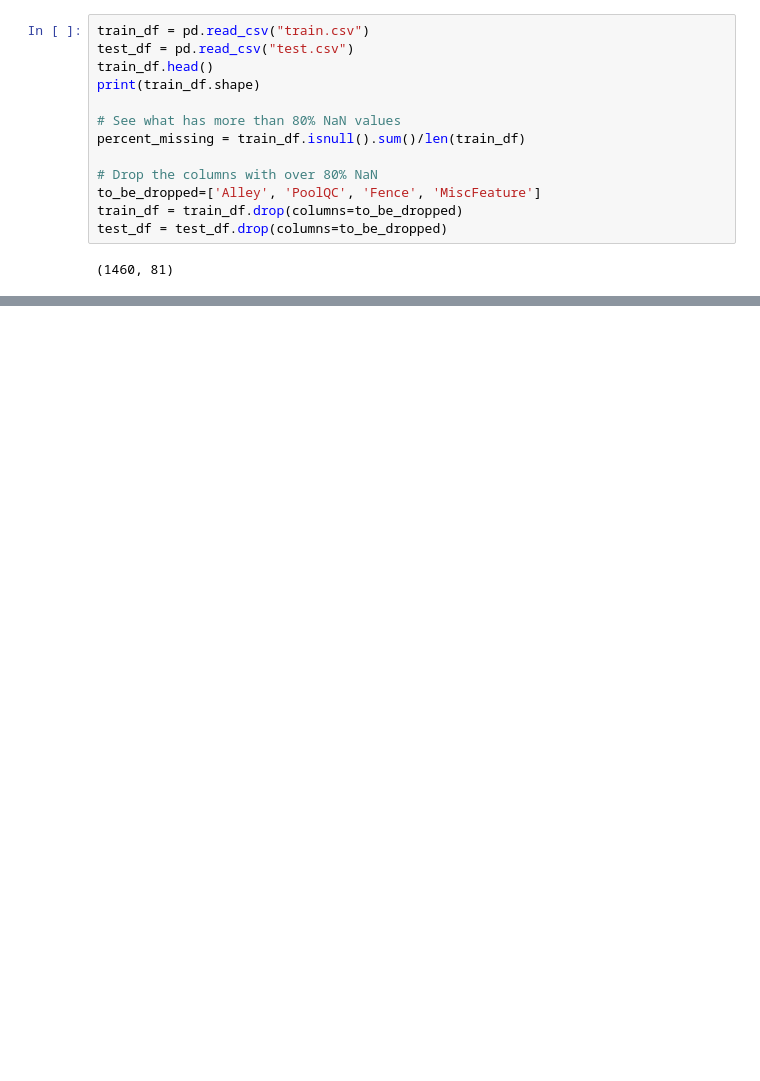
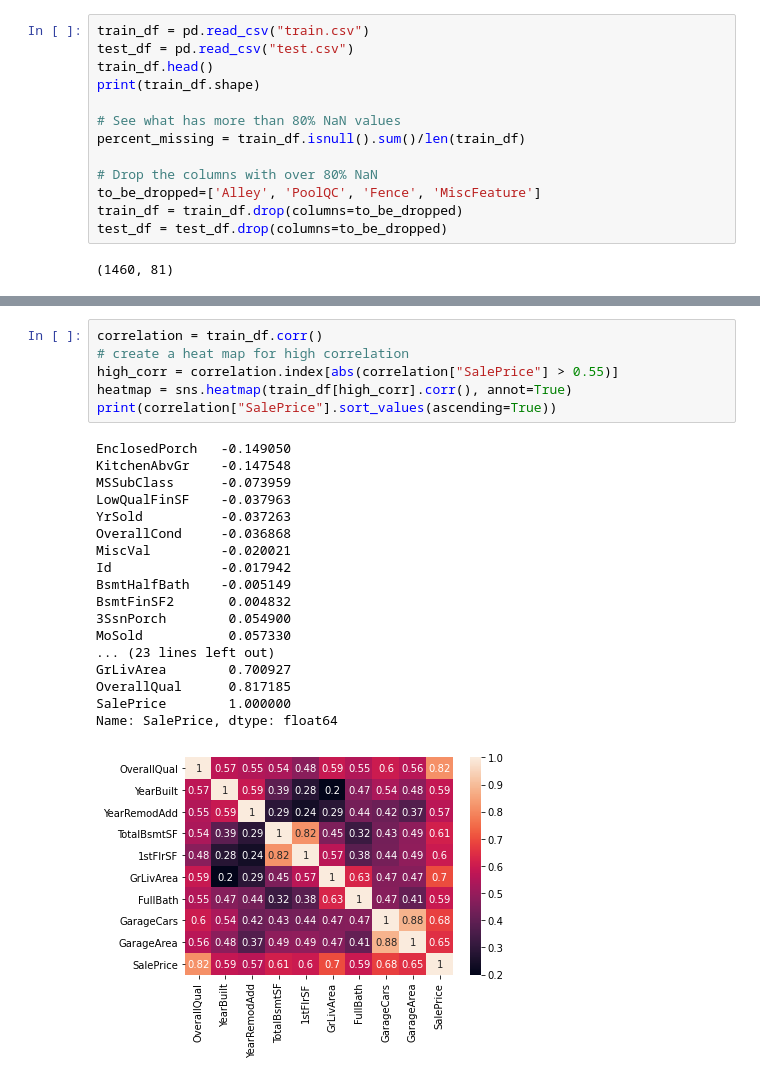
Before and after one commit to warrenchu/HousePrices, a Jupyter notebook: main.ipynb, the cells around one changed output, grey strips where cells are left out. Saved outputs shown, nothing was run; the diff lists cells and outputs as text; blank space fills up the shorter version.

```diff
--- a/main.ipynb
+++ b/main.ipynb
@@ -50,0 +75,25 @@ plt.show()
+# %%
+correlation = train_df.corr()
+# create a heat map for high correlation
+high_corr = correlation.index[abs(correlation["SalePrice"] > 0.55)]
+heatmap = sns.heatmap(train_df[high_corr].corr(), annot=True)
+print(correlation["SalePrice"].sort_values(ascending=True))
+# %% [output]
+EnclosedPorch   -0.149050
+KitchenAbvGr    -0.147548
+MSSubClass      -0.073959
+LowQualFinSF    -0.037963
+YrSold          -0.037263
+OverallCond     -0.036868
+MiscVal         -0.020021
+Id              -0.017942
+BsmtHalfBath    -0.005149
+BsmtFinSF2       0.004832
+3SsnPorch        0.054900
+MoSold           0.057330
+... (23 lines left out)
+GrLivArea        0.700927
+OverallQual      0.817185
+SalePrice        1.000000
+Name: SalePrice, dtype: float64
+[figure, added]
```
Also changed, not shown: parts of 9 cells of this notebook.
